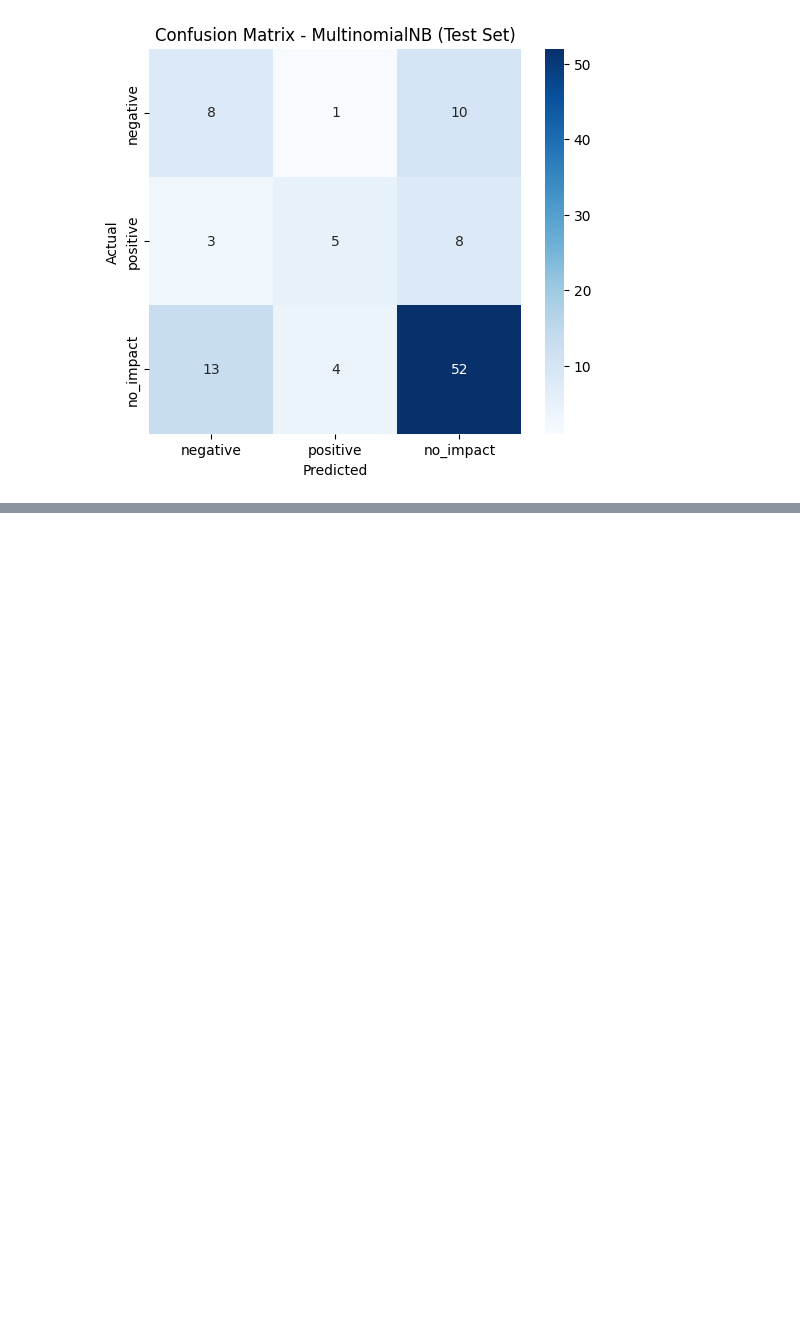
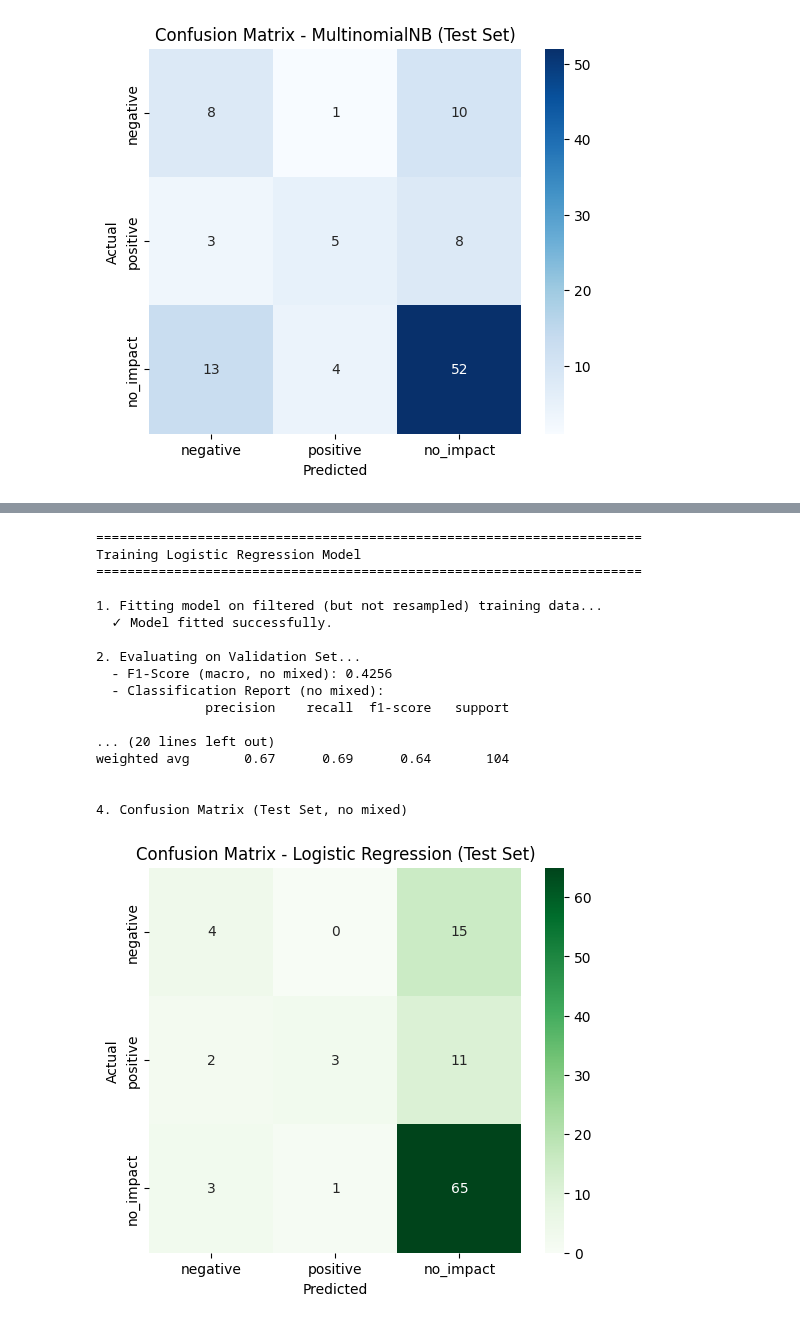
Before and after one commit to erikosobot/Sentiment-Analysis, a Jupyter notebook: Sentiment_Analysis_NB_SVM_Comparison.ipynb, the cells around one changed output, grey strips where cells are left out. Saved outputs shown, nothing was run; the diff lists cells and outputs as text; code cells hidden in the pictures; blank space fills up the shorter version.

```diff
--- a/Sentiment_Analysis_NB_SVM_Comparison.ipynb
+++ b/Sentiment_Analysis_NB_SVM_Comparison.ipynb
@@ -588,0 +593,76 @@ weighted avg       0.63      0.62      0.62       104
+# %%
+
+print("=" * 70)
+print("Training Logistic Regression Model")
+print("=" * 70)
+
+# 1. Initialize and train the model
+# Nota: Usamos los datos filtrados (sin 'mixed') pero NO los datos de SMOTE.
+# El parámetro class_weight='balanced' se encarga del desbalance.
+lr_model = LogisticRegression(
+    random_state=SEED,
+    max_iter=2000,
+    class_weight='balanced',
+    C=1.0,
+    solver='liblinear'
+)
+print("\n1. Fitting model on filtered (but not resampled) training data...")
+lr_model.fit(X_train_filtered, y_train_filtered)
+print("  ✓ Model fitted successfully.")
+
+# 2. Predict on Validation Set
+print("\n2. Evaluating on Validation Set...")
+y_val_pred_lr = lr_model.predict(X_val_cv)
+
+# Filter out the 'mixed' class for evaluation
+y_val_true_filtered_lr, y_val_pred_filtered_lr = filter_mixed_class(y_val, y_val_pred_lr)
+
+# Calculate and print metrics
+f1_macro_val_lr = f1_score(y_val_true_filtered_lr, y_val_pred_filtered_lr, average='macro')
+print(f"  - F1-Score (macro, no mixed): {f1_macro_val_lr:.4f}")
+print("  - Classification Report (no mixed):")
+print(classification_report(y_val_true_filtered_lr, y_val_pred_filtered_lr, target_names=["negative", "positive", "no_impact"]))
+
+# 3. Predict on Test Set
+print("\n3. Evaluating on Test Set...")
+y_test_pred_lr = lr_model.predict(X_test_cv)
+
+# Filter out the 'mixed' class for evaluation
+y_test_true_filtered_lr, y_test_pred_filtered_lr = filter_mixed_class(y_test, y_test_pred_lr)
+
+# Calculate and print metrics
+f1_macro_test_lr = f1_score(y_test_true_filtered_lr, y_test_pred_filtered_lr, average='macro')
+print(f"  - F1-Score (macro, no mixed): {f1_macro_test_lr:.4f}")
+print("  - Classification Report (no mixed):")
+print(classification_report(y_test_true_filtered_lr, y_test_pred_filtered_lr, target_names=["negative", "positive", "no_impact"]))
+
+# 4. Confusion Matrix for Test Set
+print("\n4. Confusion Matrix (Test Set, no mixed)")
+cm_lr = confusion_matrix(y_test_true_filtered_lr, y_test_pred_filtered_lr)
+plt.figure(figsize=(6, 5))
+sns.heatmap(cm_lr, annot=True, fmt='d', cmap='Greens',
+            xticklabels=["negative", "positive", "no_impact"],
+            yticklabels=["negative", "positive", "no_impact"])
+plt.title('Confusion Matrix - Logistic Regression (Test Set)')
+plt.ylabel('Actual')
+plt.xlabel('Predicted')
+plt.show()
+# %% [output]
+======================================================================
+Training Logistic Regression Model
+======================================================================
+
+1. Fitting model on filtered (but not resampled) training data...
+  ✓ Model fitted successfully.
+
+2. Evaluating on Validation Set...
+  - F1-Score (macro, no mixed): 0.4256
+  - Classification Report (no mixed):
+              precision    recall  f1-score   support
+
+... (20 lines left out)
+weighted avg       0.67      0.69      0.64       104
+
+
+4. Confusion Matrix (Test Set, no mixed)
+[figure, added]
```
Also changed, not shown: parts of 1 cell of this notebook.
